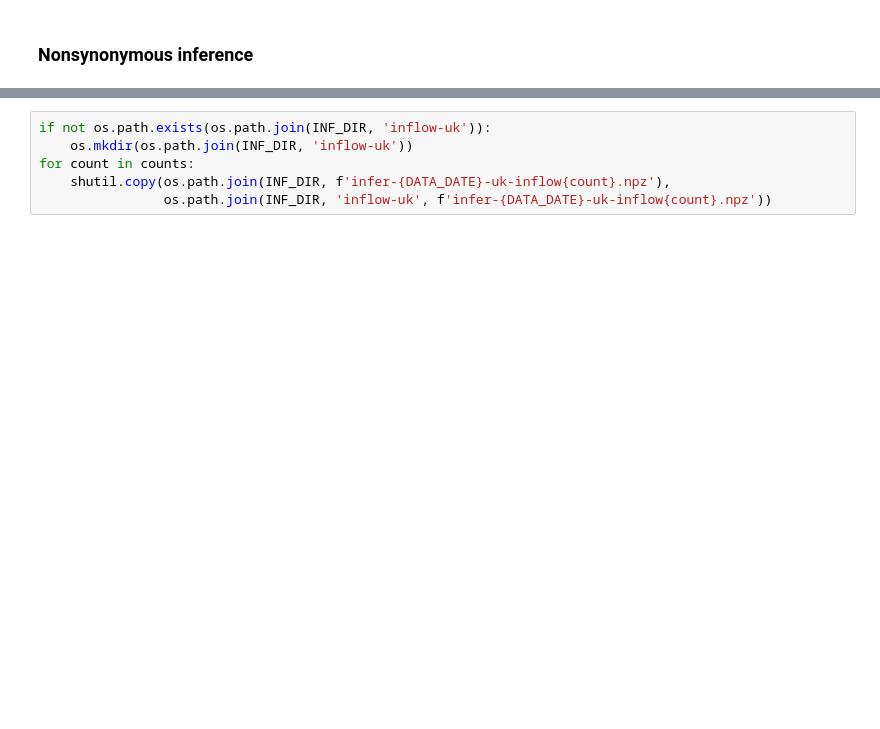
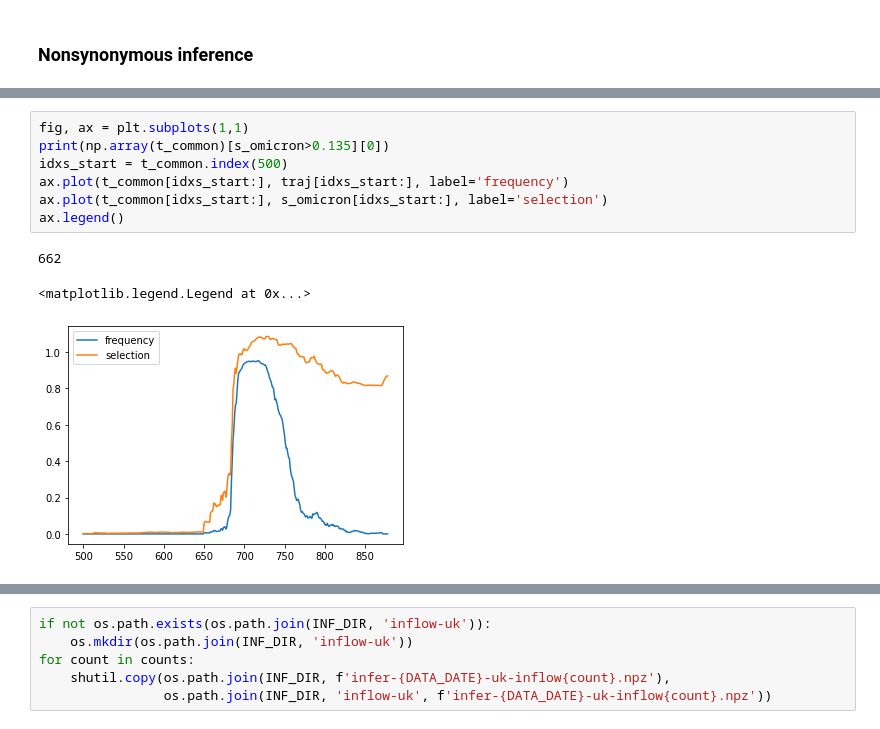
Before and after one commit to bartonlab/paper-SARS-CoV-2-inference, a Jupyter notebook: data-paper.ipynb, the cells around one changed output, grey strips where cells are left out. Drawn from its saved outputs; the diff is of its cells as text; blank space fills up the shorter version.

```diff
--- a/data-paper.ipynb
+++ b/data-paper.ipynb
@@ -2138,0 +3662,11 @@ scp blee098@cluster.hpcc.ucr.edu:infer-2021-08-14--2021-05-01-uk-g-10.npz /Users
+# %%
+fig, ax = plt.subplots(1,1)
+print(np.array(t_common)[s_omicron>0.135][0])
+idxs_start = t_common.index(500)
+ax.plot(t_common[idxs_start:], traj[idxs_start:], label='frequency')
+ax.plot(t_common[idxs_start:], s_omicron[idxs_start:], label='selection')
+ax.legend()
+# %% [output]
+662
+<matplotlib.legend.Legend at 0x...>
+[figure, added]
```
Also changed, not shown: parts of 278 cells of this notebook, 11 other files.
